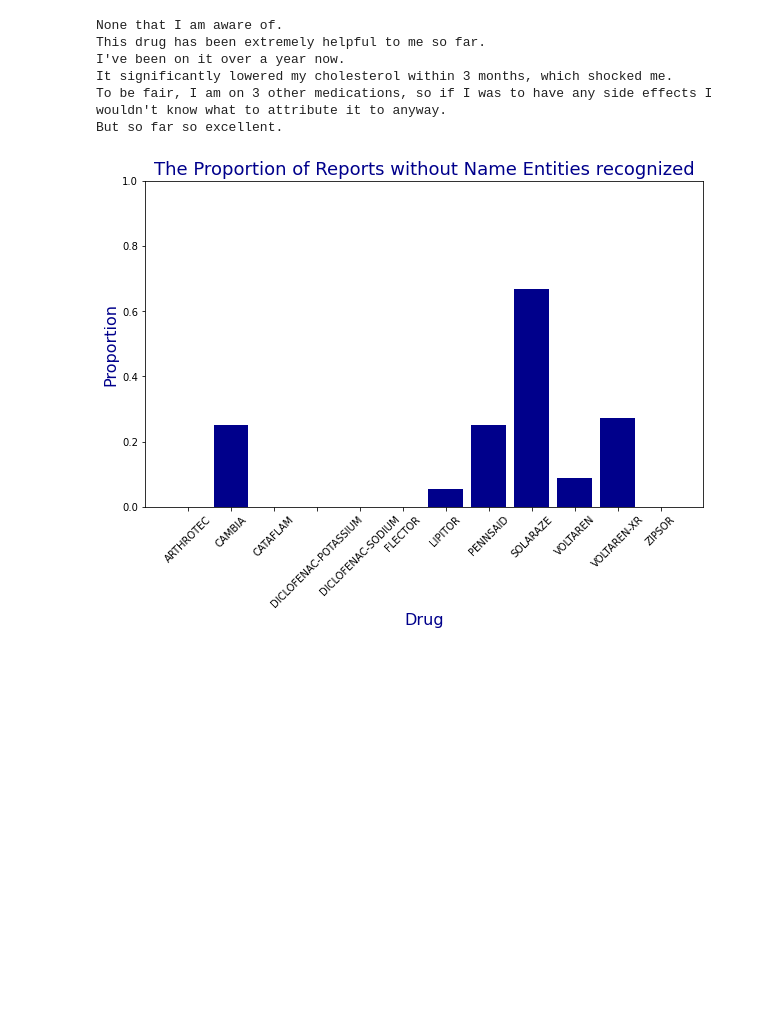
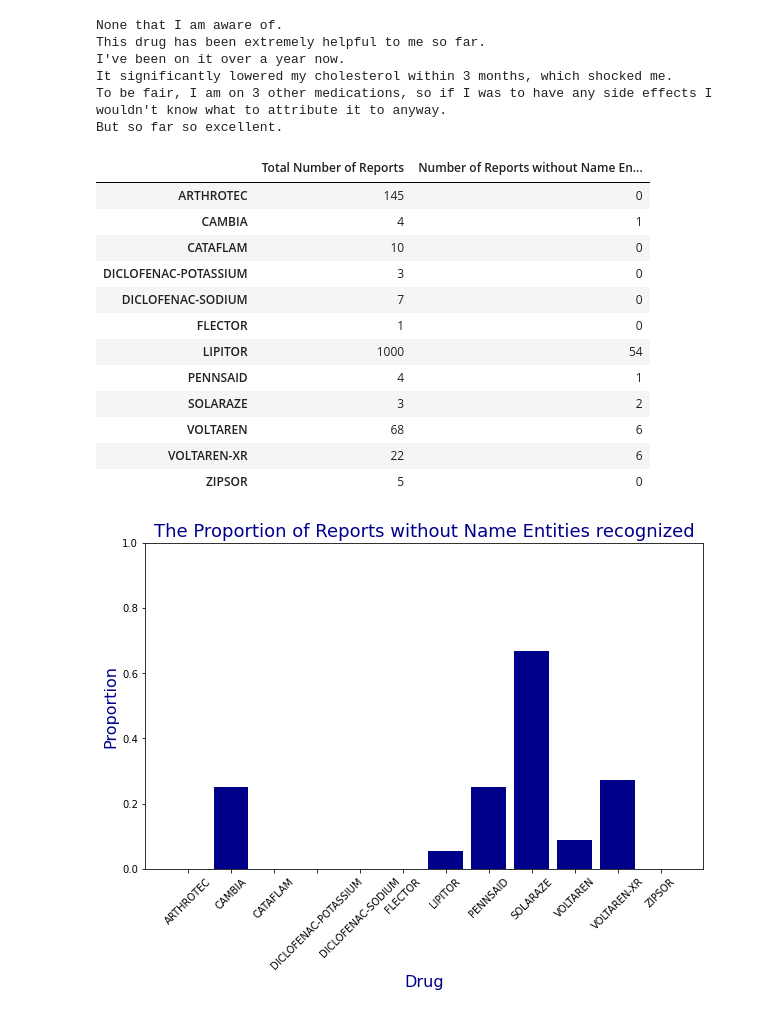
Before and after one commit to PawinData/TM, a Jupyter notebook: Project.ipynb, the cells around one changed output. Saved outputs shown, nothing was run; the diff lists cells and outputs as text; code cells hidden in the pictures; blank space fills up the shorter version.

Commit message:
dataset finally cleaned

```diff
--- a/Project.ipynb
+++ b/Project.ipynb
@@ -20,6 +21,8 @@ Drugs = ['ARTHROTEC', 'CAMBIA', 'CATAFLAM', 'DICLOFENAC-POTASSIUM', 'DICLOFENAC-
          'FLECTOR', 'LIPITOR', 'PENNSAID', 'SOLARAZE', 'VOLTAREN', 'VOLTAREN-XR', 'ZIPSOR']
 
 CLR = ['indigo', 'plum', 'darkmagenta', 'pink', 'darkred', 'lightsalmon']
+
+Files = Path('E:/TM/Final/CADEC/original').glob('*.ann')
 # %% [markdown]
 # EDA
 
@@ -137,6 +140,24 @@ I've been on it over a year now.
 It significantly lowered my cholesterol within 3 months, which shocked me.
 To be fair, I am on 3 other medications, so if I was to have any side effects I wouldn't know what to attribute it to anyway.
 But so far so excellent.
+# %%
+COUNTS = {'Total Number of Reports':list(num_Reports.values()),
+          'Number of Reports without Name Entities':list(Empty_tags.values())}
+pd.DataFrame(COUNTS, index=Drugs)
+# %% [output]
+|  | Total Number of Reports | Number of Reports without Name En... |
+| ARTHROTEC | 145 | 0 |
+| CAMBIA | 4 | 1 |
+| CATAFLAM | 10 | 0 |
+| DICLOFENAC-POTASSIUM | 3 | 0 |
+| DICLOFENAC-SODIUM | 7 | 0 |
+| FLECTOR | 1 | 0 |
+| LIPITOR | 1000 | 54 |
+| PENNSAID | 4 | 1 |
+| SOLARAZE | 3 | 2 |
+| VOLTAREN | 68 | 6 |
+| VOLTAREN-XR | 22 | 6 |
+| ZIPSOR | 5 | 0 |
 # %%
 # the proportion of reports without any entities labelled
 plt.figure(figsize=(10,6))
```
Also changed, not shown: parts of 6 cells of this notebook, 1 other file.
